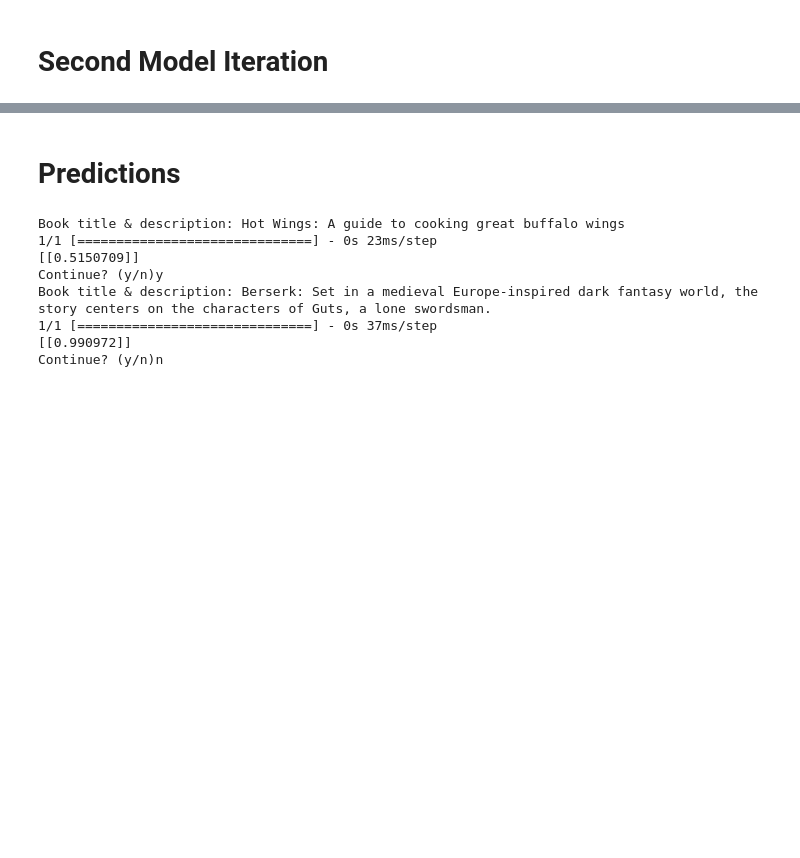
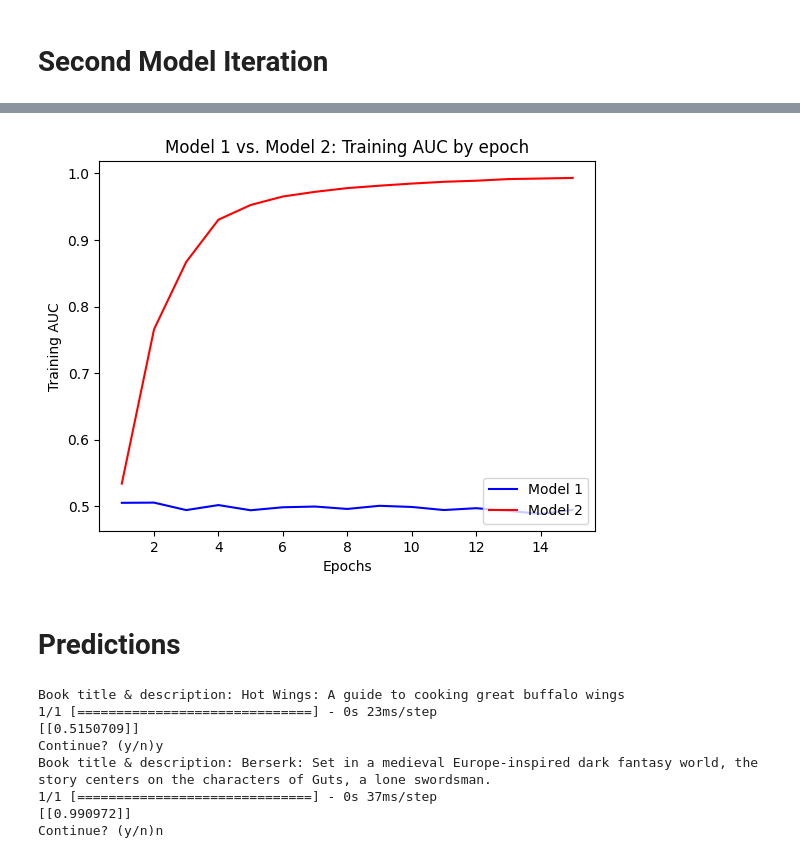
Before and after one commit to StephWolter/PeterbestSellers, a Jupyter notebook: Predicting_NYT_Lists.ipynb, the cells around one changed output, grey strips where cells are left out. Saved outputs shown, nothing was run; the diff lists cells and outputs as text; code cells hidden in the pictures; blank space fills up the shorter version.

```diff
--- a/Predicting_NYT_Lists.ipynb
+++ b/Predicting_NYT_Lists.ipynb
@@ -255,6 +255,7 @@ Loss: 0.70448899269104, Accuracy: 0.6778900027275085
 history1_dict = history1.history
 loss1 = history1_dict['loss']
 acc1 = history1_dict['accuracy']
+auc1 = history1_dict['auc']
 epochs = range(1, len(loss1) + 1)
 # %% [markdown]
 # **Second Model Iteration**
@@ -336,6 +337,7 @@ Loss: 0.32012808322906494, Accuracy: 0.8858959674835205
 history2_dict = history2.history
 loss2 = history2_dict['loss']
 acc2 = history2_dict['accuracy']
+auc2 = history2_dict['auc']
 # %%
 # Plot loss history for each model
 plt.plot(epochs, loss1, 'b', label='Model 1')
@@ -362,3 +364,14 @@ plt.show()
+# %%
+# Plot AUC history for each model
+plt.plot(epochs, auc1, 'b', label='Model 1')
+plt.plot(epochs, auc2, 'r', label='Model 2')
+plt.xlabel('Epochs')
+plt.ylabel('Training AUC')
+plt.title('Model 1 vs. Model 2: Training AUC by epoch')
+plt.legend(loc='lower right')
+plt.show()
+# %% [output]
+[figure, added]
 # %% [markdown]
 # **Predictions**
 # %%
```
Also changed, not shown: parts of 11 cells of this notebook.
